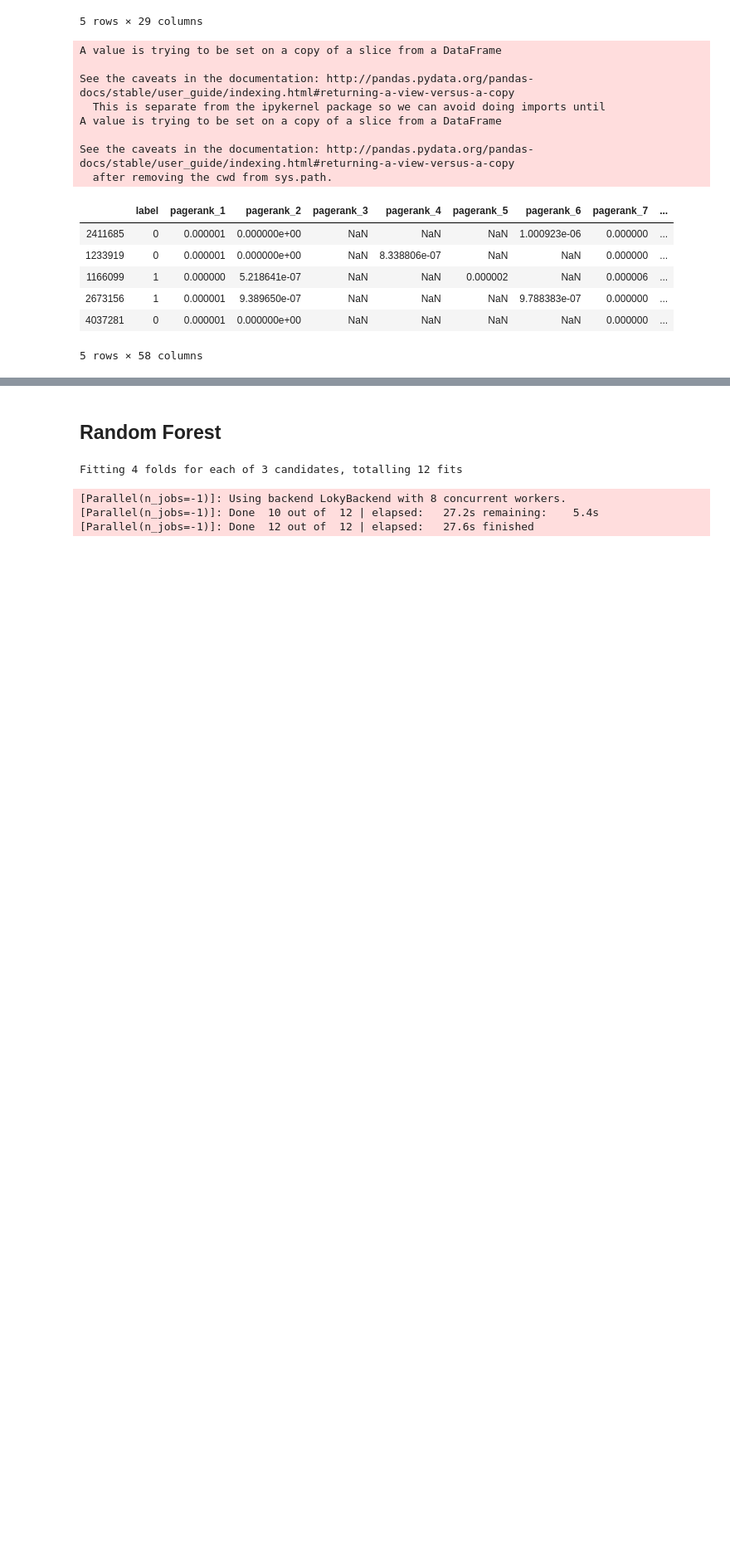
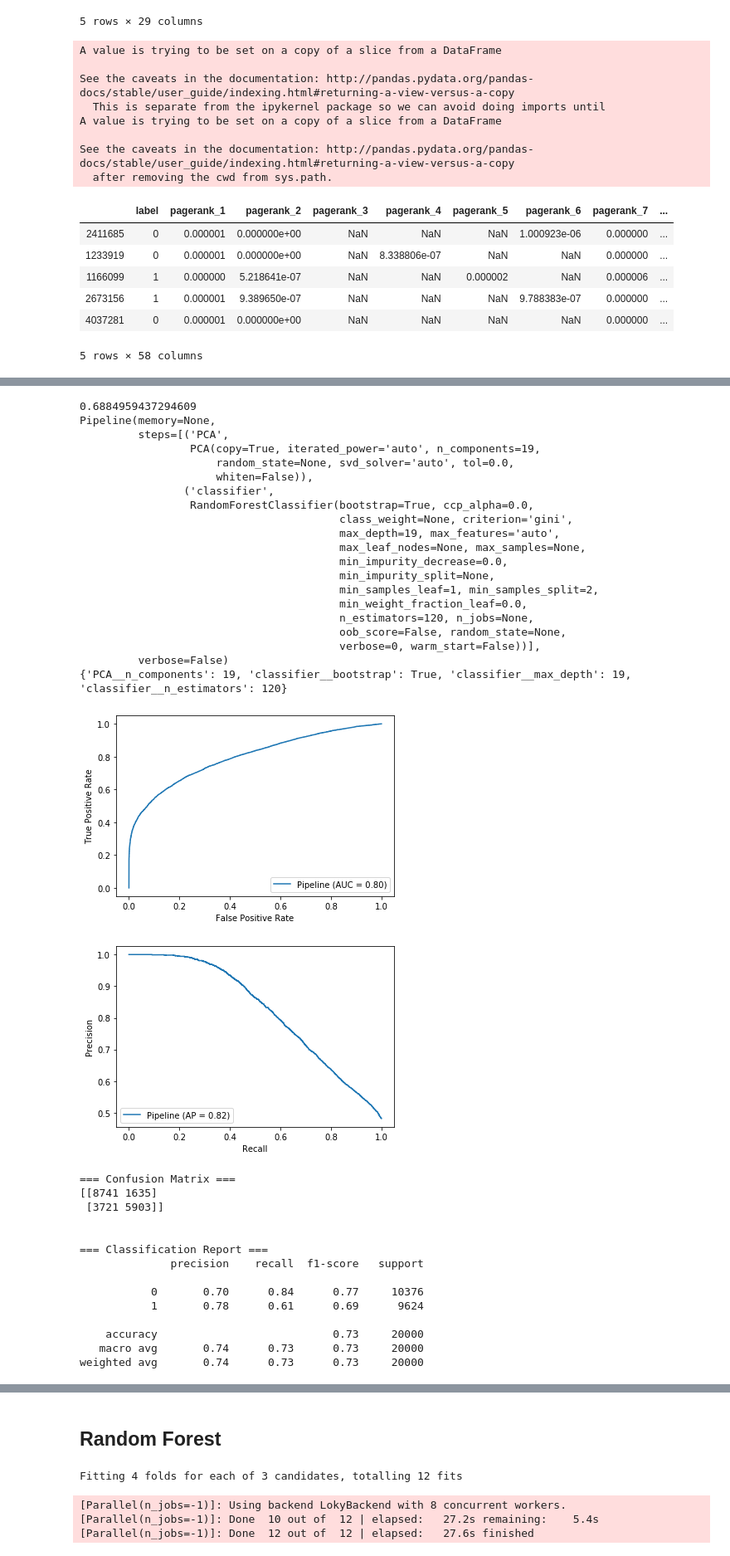
Before and after one commit to alielabridi/NTDS_2019, a Jupyter notebook: classification/classification.ipynb, the cells around one changed output, grey strips where cells are left out. Shown at 83% size. Cells and saved outputs as stored; diff of their text form; code cells hidden in the pictures; blank space fills up the shorter version.

Commit message:
run test for graph-based on all models

```diff
--- a/classification/classification.ipynb
+++ b/classification/classification.ipynb
@@ -127,0 +130,16 @@ g_X_test = g_scaler.transform(gX_test)
+# %%
+pipe = Pipeline([
+    ('PCA', PCA()),
+    ('classifier', RandomForestClassifier())
+])
+grid_params_pca_rf = [
+    {
+        'PCA__n_components': [15, 17, 19],
+        'classifier__bootstrap': [True],
+        'classifier__max_depth': [17, 19],
+        'classifier__n_estimators': [120, 150]
+    }
+]
+grid_search_cv_and_test(model=pipe, grid_search_params=grid_params_pca_rf, X_train=gX_train,
+                       y_train=gy_train, X_test=gX_test, y_test=gy_test)
+# %% [output]
@@ -127,0 +149,36 @@ g_X_test = g_scaler.transform(gX_test)
+0.6884959437294609
+Pipeline(memory=None,
+         steps=[('PCA',
+                 PCA(copy=True, iterated_power='auto', n_components=19,
+                     random_state=None, svd_solver='auto', tol=0.0,
+                     whiten=False)),
+                ('classifier',
+                 RandomForestClassifier(bootstrap=True, ccp_alpha=0.0,
+                                        class_weight=None, criterion='gini',
+                                        max_depth=19, max_features='auto',
+                                        max_leaf_nodes=None, max_samples=None,
+                                        min_impurity_decrease=0.0,
+                                        min_impurity_split=None,
+                                        min_samples_leaf=1, min_samples_split=2,
+                                        min_weight_fraction_leaf=0.0,
+                                        n_estimators=120, n_jobs=None,
+                                        oob_score=False, random_state=None,
+                                        verbose=0, warm_start=False))],
+         verbose=False)
+{'PCA__n_components': 19, 'classifier__bootstrap': True, 'classifier__max_depth': 19, 'classifier__n_estimators': 120}
+[figure, added]
+[figure, added]
+=== Confusion Matrix ===
+[[8741 1635]
+ [3721 5903]]
+
+
+=== Classification Report ===
+              precision    recall  f1-score   support
+
+           0       0.70      0.84      0.77     10376
+           1       0.78      0.61      0.69      9624
+
+    accuracy                           0.73     20000
+   macro avg       0.74      0.73      0.73     20000
+weighted avg       0.74      0.73      0.73     20000
```
Also changed, not shown: parts of 8 cells of this notebook.
